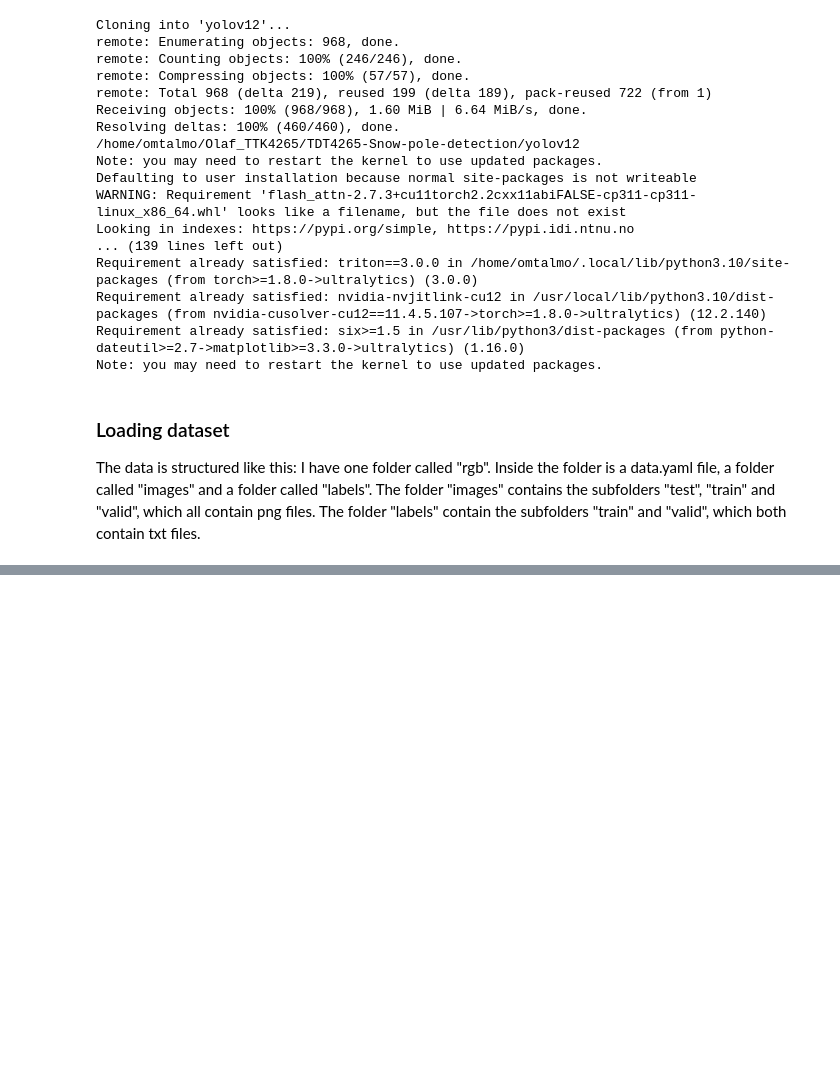
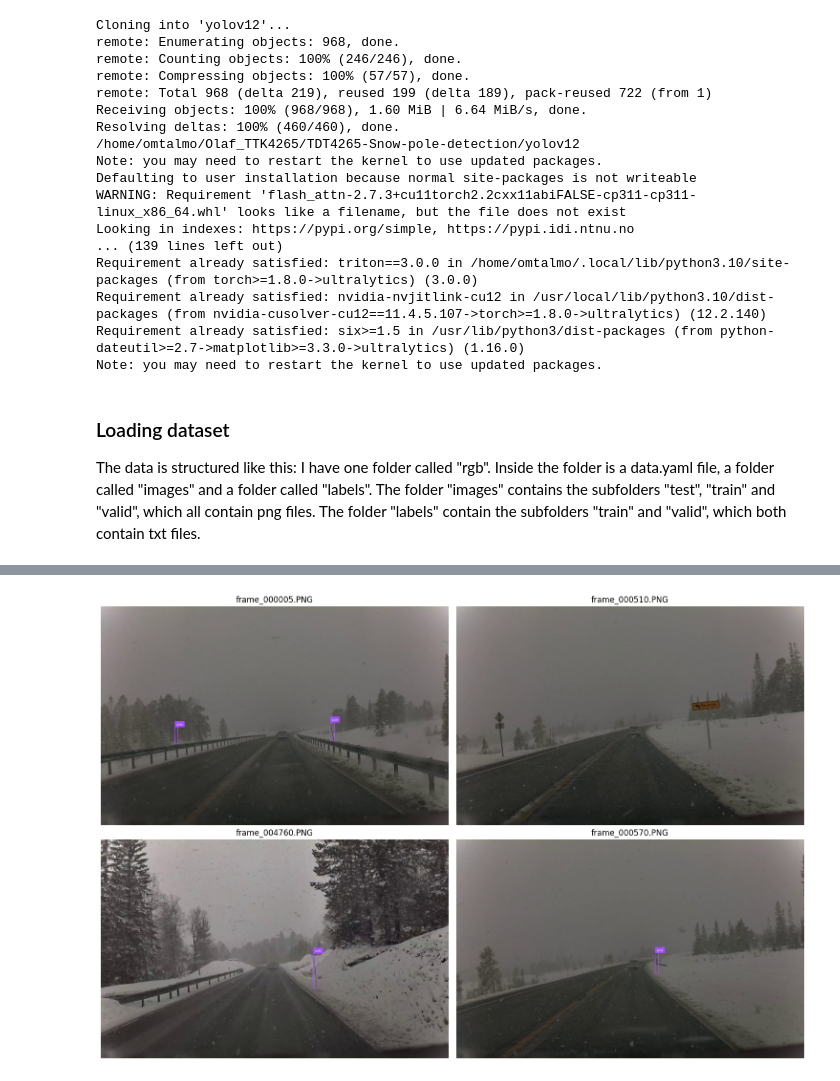
Before and after one commit to Olaf-Talmo/TDT4265-Snow-pole-detection, a Jupyter notebook: v1.ipynb, the cells around one changed output, grey strips where cells are left out. Cells and saved outputs as stored; diff of their text form; code cells hidden in the pictures; blank space fills up the shorter version.

Commit message:
la til funksjonalitet for inference (evaluere modellen på test bilder)

```diff
--- a/v1.ipynb
+++ b/v1.ipynb
@@ -48,36 +48,78 @@ results = model.train(
     epochs=250
 )
 # %%
-import random
-import supervision as sv  # Import the missing module
-import cv2  # Ensure OpenCV is imported if used later
+import os
+import cv2
+import supervision as sv
+from pathlib import Path
+import matplotlib.pyplot as plt
+from tqdm.notebook import tqdm  # For progress bar
 
+# Load the trained model
+model = YOLO("/home/omtalmo/Olaf_TTK4265/TDT4265-Snow-pole-detection/runs_yolov12/runs/detect/train3/weights/best.pt")
 
-HOME = "home/omtalmo/Olaf_TTK4265/TDT4265-Snow-pole-detection/yolov12"
-model = YOLO(f"/{HOME}/yolov12/runs/detect/train3/weights/best.pt")
+# Find test images with case-insensitive extension matching
+test_image_dir = f"{dataset_path}/images/test"
+test_images = []
+for img in os.listdir(test_image_dir):
+    if img.upper().endswith('.PNG') or img.lower().endswith(('.png', '.jpg', '.jpeg')):
+        test_images.append(os.path.join(test_image_dir, img))
 
-ds = sv.DetectionDataset.from_yolo(
-	images_directory_path=f"{dataset_path}/images/valid",
-	annotations_directory_path=f"{dataset_path}/labels/valid",
-	data_yaml_path=f"{dataset_path}/data.yaml"
-)
+# Create output directory for saving results
+output_dir = "/home/omtalmo/Olaf_TTK4265/TDT4265-Snow-pole-detection/results"
+os.makedirs(output_dir, exist_ok=True)
 
-image = random.choice(list(ds.images.keys()))
-image = cv2.imread(image)
-
+# Create annotators for visualization
 bounding_box_annotator = sv.BoundingBoxAnnotator()
 label_annotator = sv.LabelAnnotator()
 
-results = model(image)[0]
-detections = sv.Detections.from_ultralytics(results).with_nms()
+# Process all test images
+print(f"Processing {len(test_images)} test images...")
+for image_path in tqdm(test_images):
+    # Load and process the image
+    image = cv2.imread(image_path)
+    if image is None:
+        print(f"Warning: Could not load {image_path}")
+        continue
 
-bounding_box_annotator = sv.BoundingBoxAnnotator()
-label_annotator = sv.LabelAnnotator()
+    # Make predictions
+    results = model(image)[0]
+    detections = sv.Detections.from_ultralytics(results).with_nms()
 
-annotated_image = bounding_box_annotator.annotate(
-	scene=image, detections=detections)
-annotated_image = label_annotator.annotate(
-	scene=annotated_image, detections=detections)
+    # Apply annotations
+    annotated_image = bounding_box_annotator.annotate(scene=image, detections=detections)
+    annotated_image = label_annotator.annotate(scene=annotated_image, detections=detections)
 
-sv.plot_image(annotated_image)
+    # Save the image result
+    image_filename = Path(image_path).name
+    output_path = os.path.join(output_dir, f"detection_{image_filename}")
+    cv2.imwrite(output_path, annotated_image)
+
+print(f"All results saved to {output_dir}")
+
+# Optionally display a montage of some results (first 4 images)
+fig, axes = plt.subplots(2, 2, figsize=(15, 10))
+axes = axes.flatten()
+
+for i, image_path in enumerate(test_images[:4]):
+    if i >= 4:  # Limit to first 4 images
+        break
+
+    # Load the saved result
+    image_filename = Path(image_path).name
+    result_path = os.path.join(output_dir, f"detection_{image_filename}")
+
+    if os.path.exists(result_path):
+        result_img = cv2.imread(result_path)
+        result_img_rgb = cv2.cvtColor(result_img, cv2.COLOR_BGR2RGB)
+        axes[i].imshow(result_img_rgb)
+        axes[i].set_title(f"{image_filename}")
+        axes[i].axis('off')
+
+plt.tight_layout()
+plt.show()
+
+# Print summary
+print(f"Processed {len(test_images)} images")
+print(f"Results saved to: {output_dir}")
 # %% [output]
@@ -85,0 +145 @@ ValueError: No images found in the dataset. Check the dataset paths and structur
+[figure, added]
```
Also changed, not shown: parts of 1 cell of this notebook, 47 other files.
